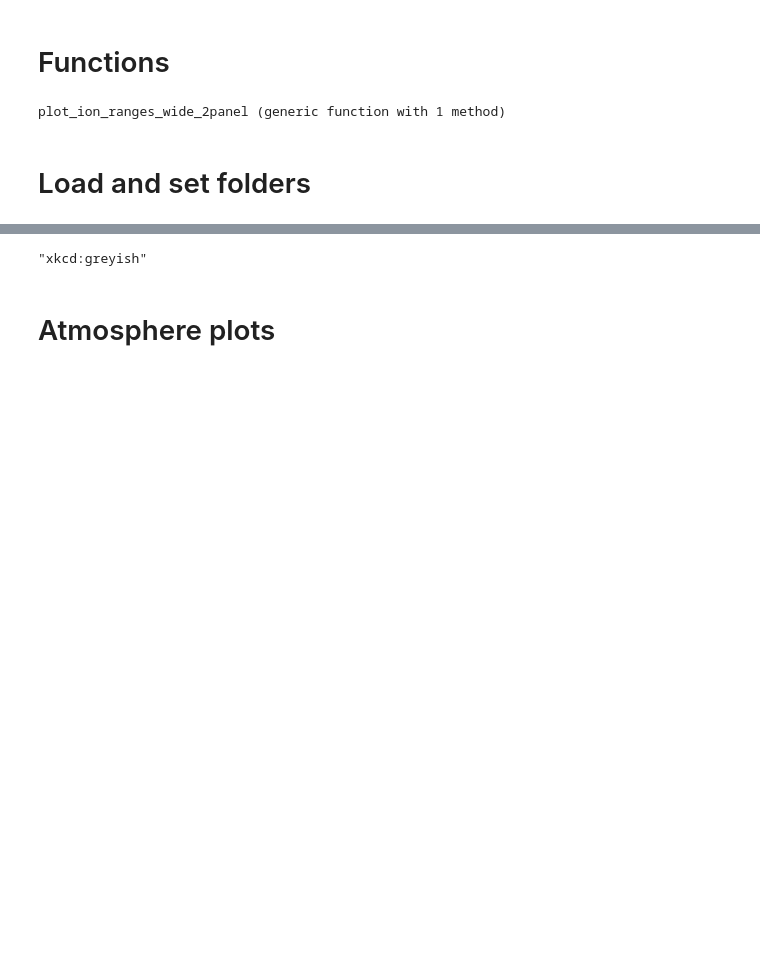
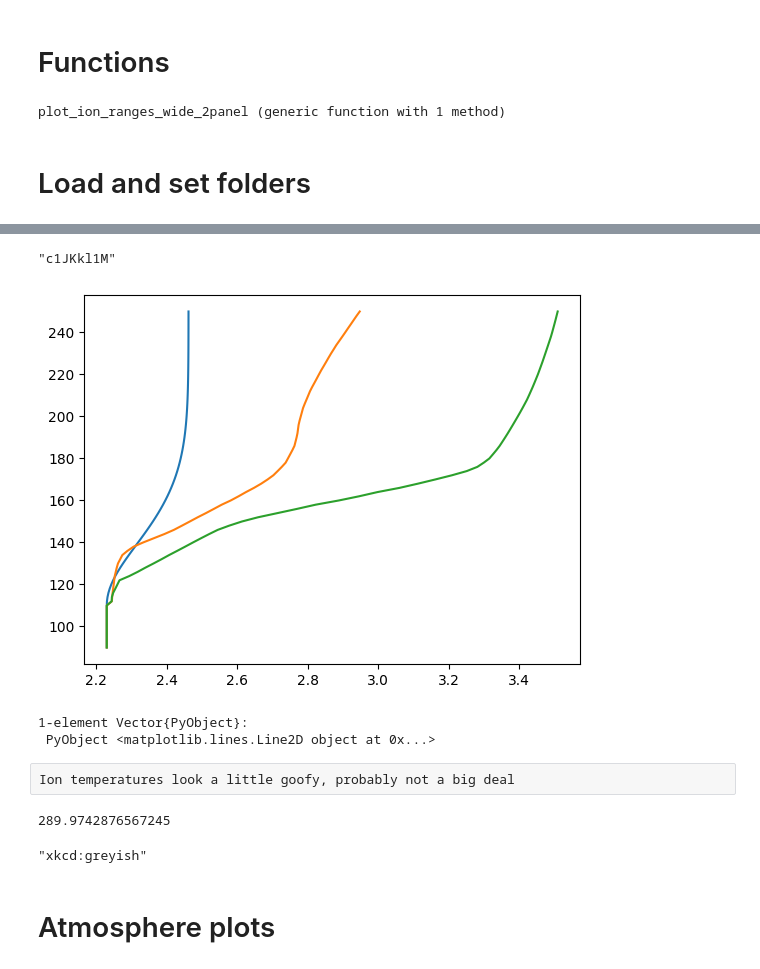
Before and after one commit to emcangi/VenusPhotochemistry, a Jupyter notebook: ! Venus Results.ipynb, the cells around one changed output, grey strips where cells are left out. Drawn from its saved outputs; the diff is of its cells as text; code cells hidden in the pictures; blank space fills up the shorter version.

```diff
--- a/! Venus Results.ipynb
+++ b/! Venus Results.ipynb
@@ -132,6 +130,7 @@ all_result_plot_folder = "$(@__DIR__)/../Results/FirstLook_Plots/"
 # %%
-mean_folder = results_dir*"I-Ts735Tm170Te260-W1e-6-Smean_wh9lxg6r_venus_initial_convergence_v0.7/"
-mean_atm = get_ncurrent(mean_folder*"final_atmosphere.h5");
+mean_folder = results_dir*"I-Ts735Tm170Te290-W1e-6-Smean_c1JKkl1M_venus_initial_convergence_v0.7/"  # fixed BC sign convention, Ar transport
+#mean_folder = results_dir*"I-Ts735Tm170Te290-W1e-5-Smean_TBKJGoKI_venus_initial_convergence_v0.7/"  # fixed BC sign convention, Ar transport
+mean_atm = get_ncurrent(mean_folder*"/final_atmosphere.h5");
 
 vardict = load_from_paramlog(mean_folder);
 
@@ -150,6 +149,26 @@ Tprof_for_diffusion = vardict["Tprof_for_diffusion"];
 Hs_dict = vardict["Hs_dict"];
 speciesbclist = vardict["speciesbclist"];
 transport_species = vardict["transport_species"];
+
+rshortcode = vardict["rshortcode"]
+hrshortcode = vardict["hrshortcode"]
+# %% [output]
+"c1JKkl1M"
+# %%
+fig, ax = subplots(1)
+ax.plot(log.(Tn)/log(10.),alt/1e5)
+ax.plot(log.(Ti)/log(10.),alt/1e5)
+ax.plot(log.(Te)/log(10.),alt/1e5)
+# %% [output]
+[figure, added]
+1-element Vector{PyObject}:
+ PyObject <matplotlib.lines.Line2D object at 0x...>
+# %% [raw]
+Ion temperatures look a little goofy, probably not a big deal
+# %%
+Tn[end]
+# %% [output]
+289.9742876567245
 # %%
 D_ions = [s for s in ion_species if occursin('D', string(s))];
 D_H_analogues = Dict(:ArDpl=>:ArHpl, :Dpl=>:Hpl, :DCOpl=>:HCOpl, :HDpl=>:H2pl, :HD2pl=>:H3pl, :H2Dpl=>:H3pl, :N2Dpl=>:N2Hpl,
```
Also changed, not shown: parts of 51 cells of this notebook.
